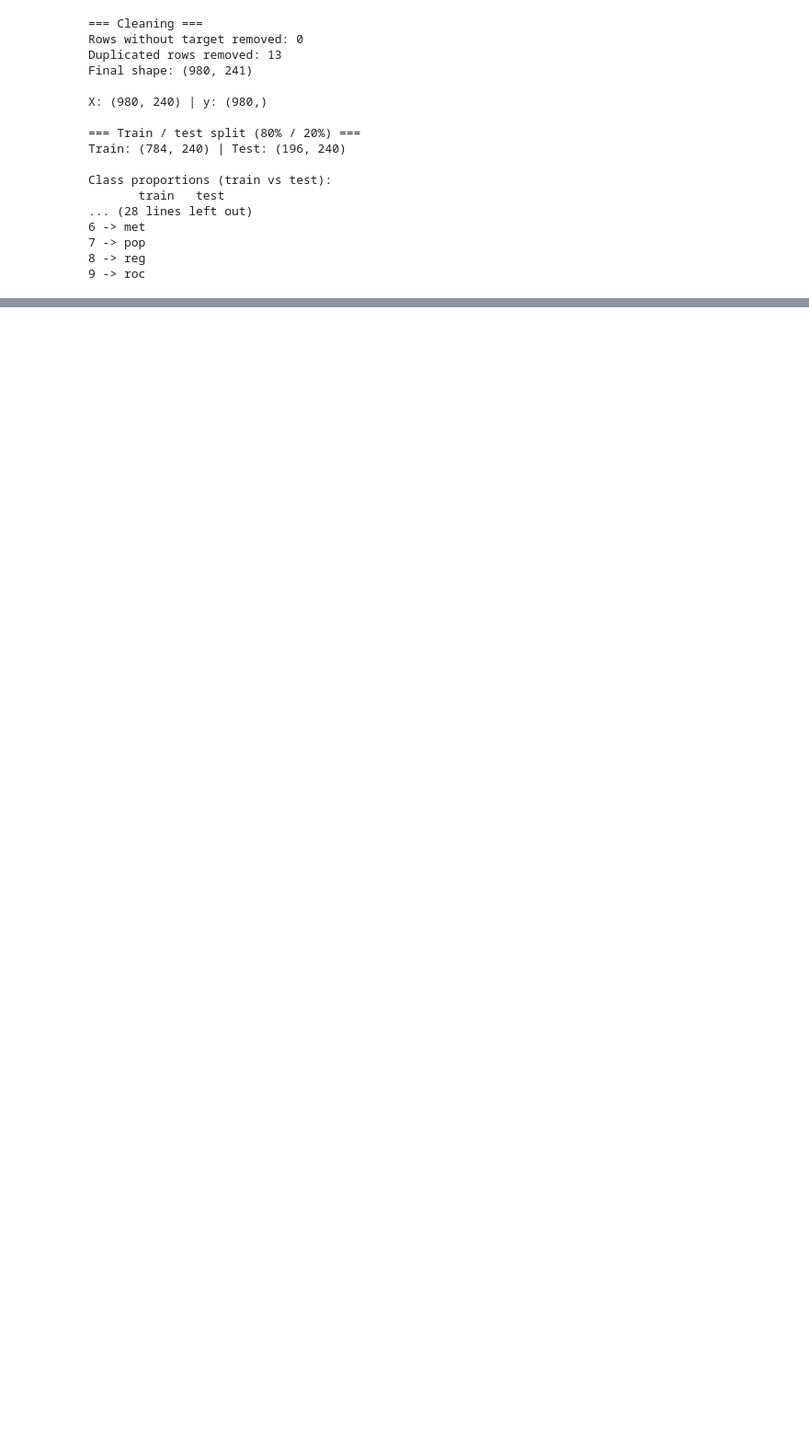
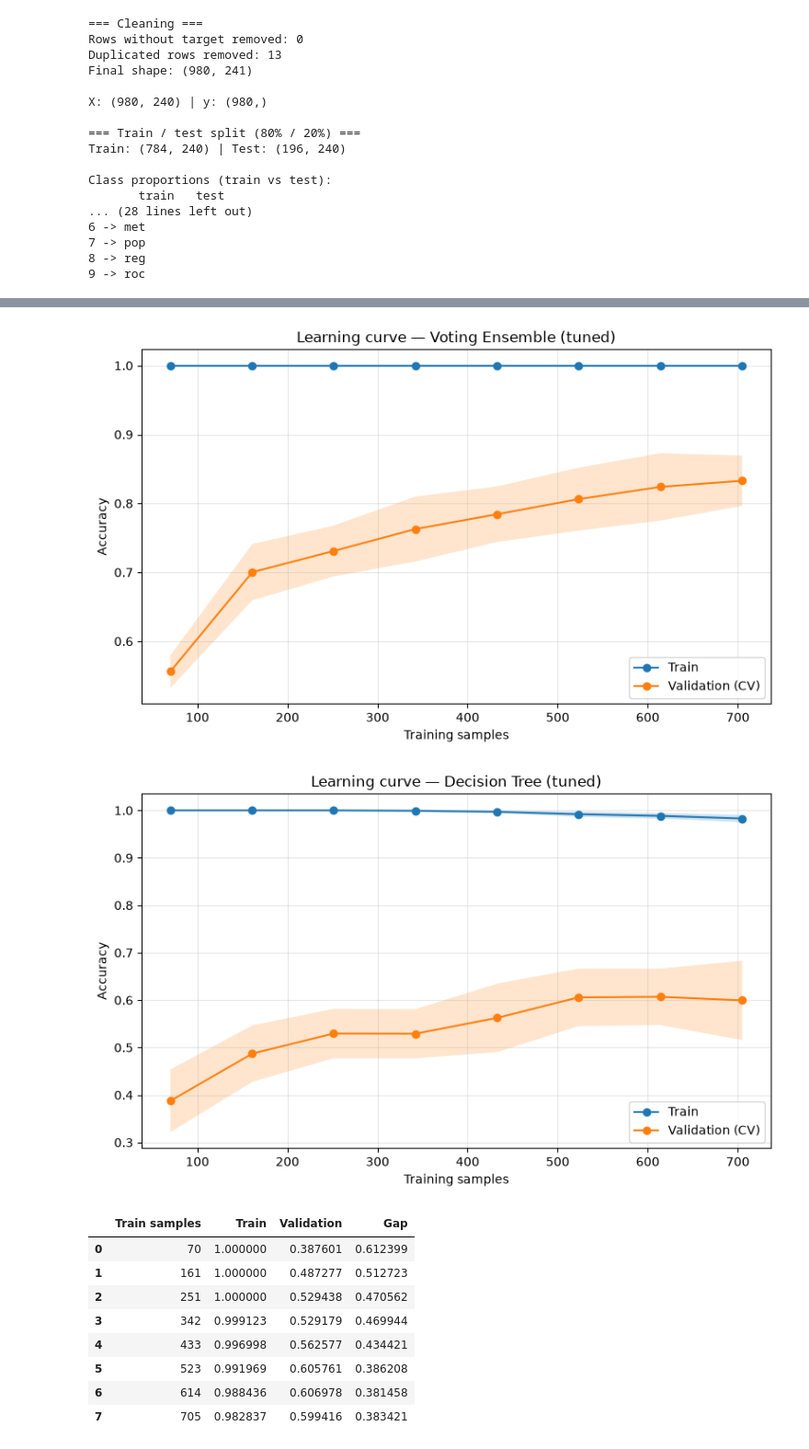
Before and after one commit to annacp04/music-genre-classification, a Jupyter notebook: task_1.ipynb, the cells around one changed output, grey strips where cells are left out. Shown at 92% size. Saved outputs shown, nothing was run; the diff lists cells and outputs as text; code cells hidden in the pictures; blank space fills up the shorter version.

```diff
--- a/task_1.ipynb
+++ b/task_1.ipynb
@@ -384,0 +445,15 @@ array([7, 3, 0, 9, 2, 0, 7, 9, 4, 9, 5, 5, 2, 4, 0, 3, 2, 7, 6, 9, 7, 3,
+# %%
+models.learning_curve("Voting Ensemble (tuned)")
+models.learning_curve("Decision Tree (tuned)")
+# %% [output]
+[figure, added]
+[figure, added]
+|  | Train samples | Train | Validation | Gap |
+| 0 | 70 | 1.000000 | 0.387601 | 0.612399 |
+| 1 | 161 | 1.000000 | 0.487277 | 0.512723 |
+| 2 | 251 | 1.000000 | 0.529438 | 0.470562 |
+| 3 | 342 | 0.999123 | 0.529179 | 0.469944 |
+| 4 | 433 | 0.996998 | 0.562577 | 0.434421 |
+| 5 | 523 | 0.991969 | 0.605761 | 0.386208 |
+| 6 | 614 | 0.988436 | 0.606978 | 0.381458 |
+| 7 | 705 | 0.982837 | 0.599416 | 0.383421 |
```
Also changed, not shown: parts of 10 cells of this notebook, 21 other files.
